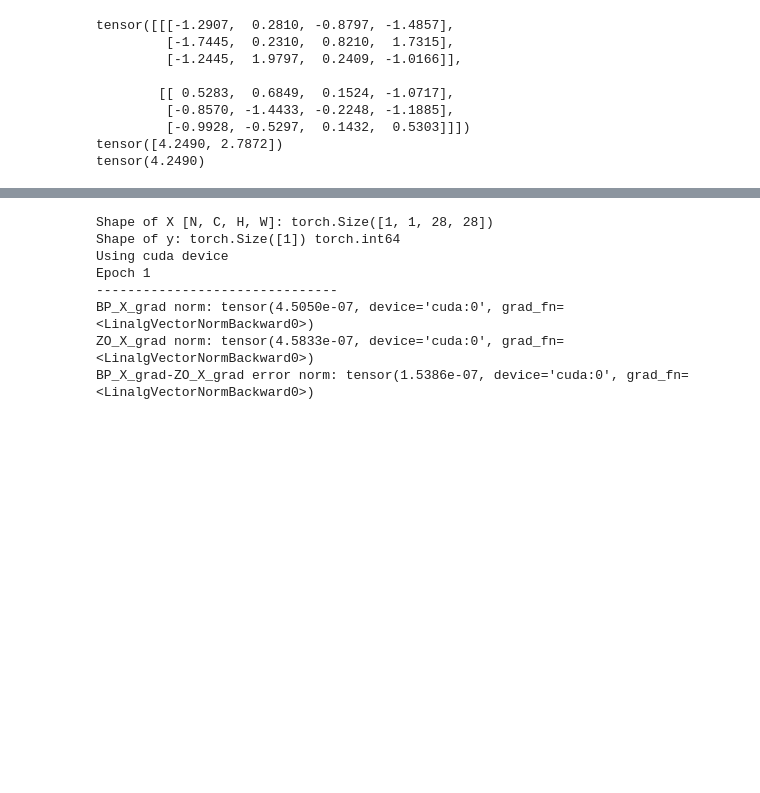
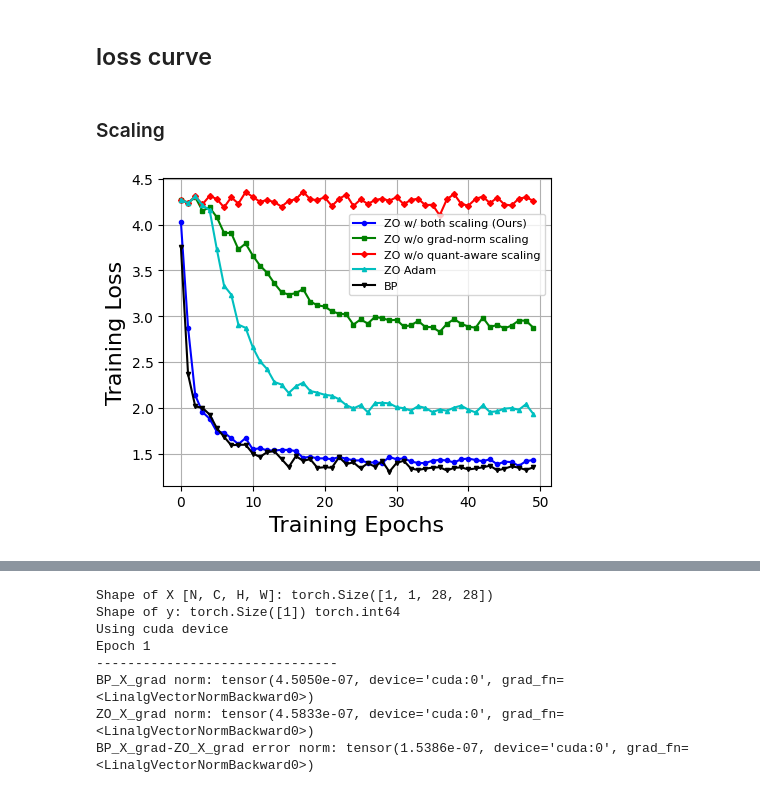
Before and after one commit to olokevin/tiny-training, a Jupyter notebook: test.ipynb, the cells around one changed output, grey strips where cells are left out. Drawn from its saved outputs; the diff is of its cells as text; code cells hidden in the pictures; blank space fills up the shorter version.

```diff
--- a/test.ipynb
+++ b/test.ipynb
@@ -18,19 +1,2 @@ tensor([[9, 6, 5, 9, 8],
-# %%
-import torch
-
-A = torch.randn(2, 3, 4)
-
-print(A)
-print(torch.linalg.norm(A, dim=(1,2)))
-
-print(torch.linalg.norm(A[0]))
-# %% [output]
-tensor([[[-1.2907,  0.2810, -0.8797, -1.4857],
-         [-1.7445,  0.2310,  0.8210,  1.7315],
-         [-1.2445,  1.9797,  0.2409, -1.0166]],
-
-        [[ 0.5283,  0.6849,  0.1524, -1.0717],
-         [-0.8570, -1.4433, -0.2248, -1.1885],
-         [-0.9928, -0.5297,  0.1432,  0.5303]]])
-tensor([4.2490, 2.7872])
-tensor(4.2490)
+# %% [markdown]
+## loss curve
@@ -36,0 +28,57 @@ tensor(4.2490)
+# %% [markdown]
+### Scaling
+# %%
+
+test_loss_dict = dict()
+
+name = 'ZO w/ both scaling (Ours)'
+log_file_path = '/home/yequan_zhao/Project/Edge/tiny-training/algorithm/runs/dataset/mcunet-5fps/ZO/20240903-013857-2076589/exp.log'
+epochs, train_loss = get_train_loss(log_file_path)
+test_loss_dict[name] = train_loss
+
+name = 'ZO w/o grad-norm scaling'
+log_file_path = '/home/yequan_zhao/Project/Edge/tiny-training/algorithm/runs/dataset/mcunet-5fps/ZO/20240906-224251-3872101/exp.log'
+epoch_list, train_loss = get_train_loss(log_file_path)
+test_loss_dict[name] = train_loss
+
+name = 'ZO w/o quant-aware scaling'
+log_file_path = '/home/yequan_zhao/Project/Edge/tiny-training/algorithm/runs/dataset/mcunet-5fps/ZO/20240906-224311-3873255/exp.log'
+epoch_list, train_loss = get_train_loss(log_file_path)
+test_loss_dict[name] = train_loss
+
+name = 'ZO Adam'
+log_file_path = '/home/yequan_zhao/Project/Edge/tiny-training/algorithm/runs/dataset/mcunet-5fps/ZO/20240907-000517-3957135/exp.log'
+epoch_list, train_loss = get_train_loss(log_file_path)
+test_loss_dict[name] = train_loss
+
+name = 'BP'
+log_file_path = '/home/yequan_zhao/Project/Edge/tiny-training/algorithm/runs/dataset/mcunet-5fps/FO/20240907-101511-139135/exp.log'
+epoch_list, train_loss = get_train_loss(log_file_path)
+test_loss_dict[name] = train_loss
+
+# Plotting
+fig, axs = plt.subplots(1, 1, figsize=(5, 4))
+markers = ['o', 's', 'D', '^', 'v', '<', '>', 'p', '*', 'h', 'H', '+', 'x', 'd', '|', '_']
+marker_cycle = iter(markers)
+colors = ['b', 'g', 'r', 'c', 'black', 'y', 'k', 'orange', 'purple', 'm']
+color_cycle = iter(colors)
+
+for name, train_loss in test_loss_dict.items():
+    # if 'Ours' in name:
+    #     color = 'b'
+    # elif 'BP' in name:
+    #     linestyle = 'dashed'
+    #     color = 'black'
+    marker = next(marker_cycle, 'o')
+    color = next(color_cycle, 'b')
+    axs.plot(epochs, train_loss, label=name, marker=marker, markersize=3, color=color)
+
+axs.set_xlabel('Training Epochs', fontsize=16)
+axs.set_ylabel('Training Loss', fontsize=16)
+# plt.title('Train Loss vs Epoch')
+axs.grid(True)
+axs.legend(bbox_to_anchor=(1, 0.6),loc='lower right', fontsize=8)
+
+plt.show()
+# %% [output]
+[figure, added]
```
Also changed, not shown: parts of 5 cells of this notebook, 10 other files.
